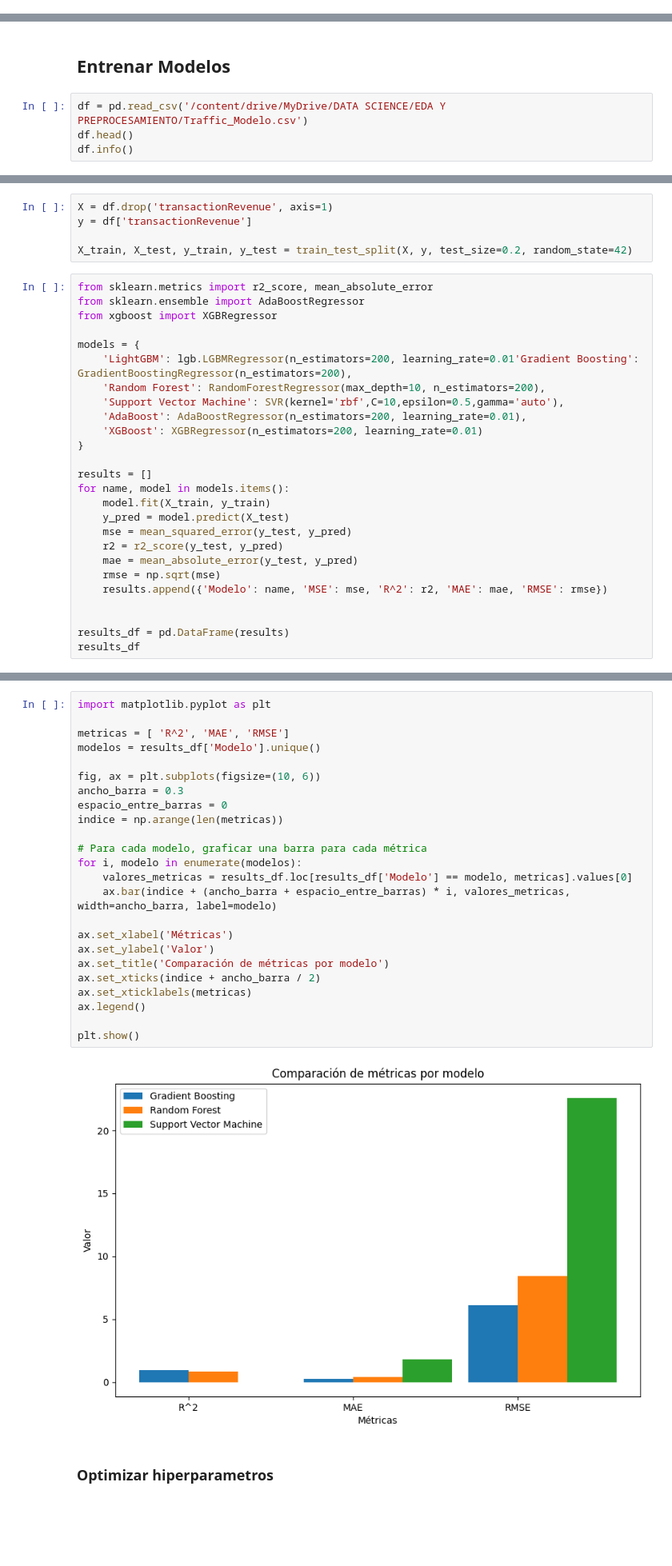
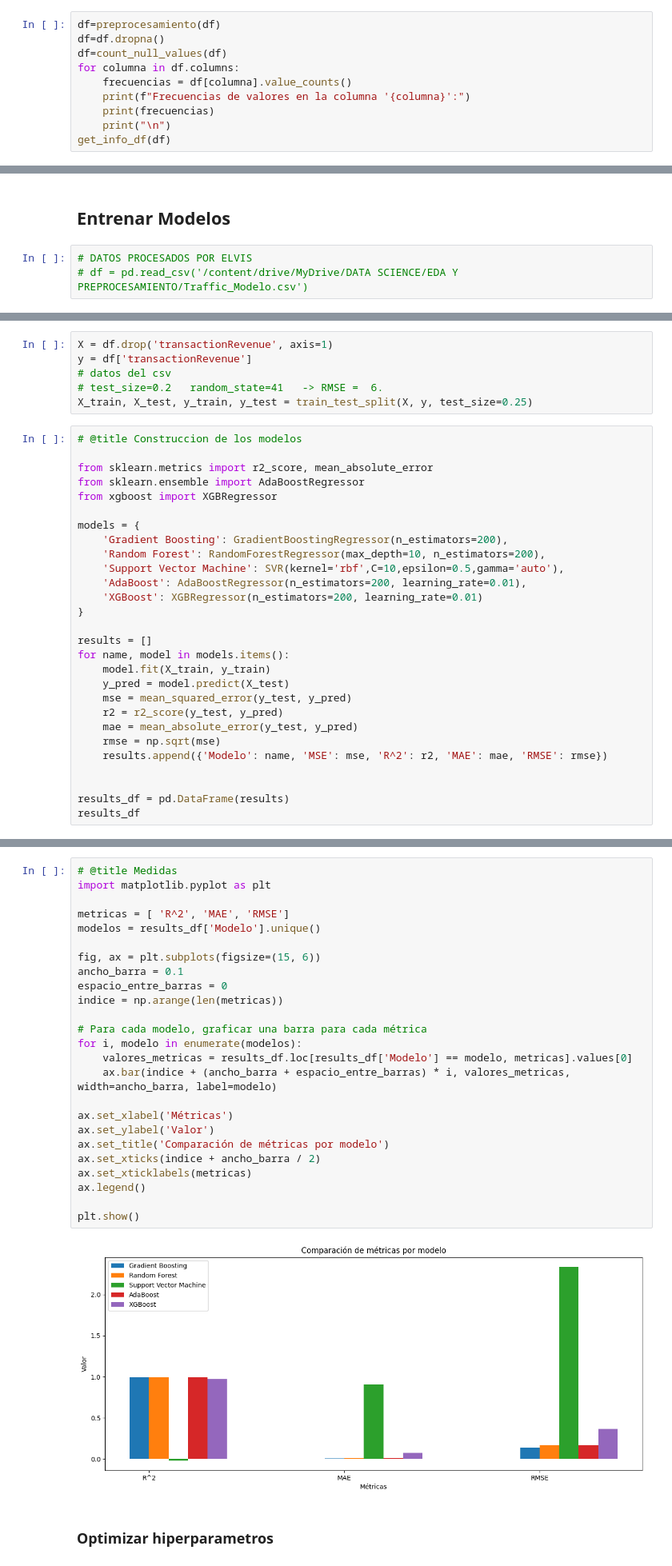
Before and after one commit to valec3/DataScienceProjects, a Jupyter notebook: MODELOS.ipynb, the cells around one changed output, grey strips where cells are left out. Shown: that part at 80% size. Cells and saved outputs as stored; diff of their text form; blank space fills up the shorter version.

```diff
--- a/MODELOS.ipynb
+++ b/MODELOS.ipynb
@@ -72,0 +147,10 @@ df
+# %%
+df=preprocesamiento(df)
+df=df.dropna()
+df=count_null_values(df)
+for columna in df.columns:
+    frecuencias = df[columna].value_counts()
+    print(f"Frecuencias de valores en la columna '{columna}':")
+    print(frecuencias)
+    print("\n")
+get_info_df(df)
@@ -73,6 +192,5 @@ df
 # %% [markdown]
 ## **Entrenar Modelos**
 # %%
-df = pd.read_csv('/content/drive/MyDrive/DATA SCIENCE/EDA Y PREPROCESAMIENTO/Traffic_Modelo.csv')
-df.head()
-df.info()
+# DATOS PROCESADOS POR ELVIS
+# df = pd.read_csv('/content/drive/MyDrive/DATA SCIENCE/EDA Y PREPROCESAMIENTO/Traffic_Modelo.csv')
@@ -120,15 +197,18 @@ df=df.dropna()
 # %%
 X = df.drop('transactionRevenue', axis=1)
 y = df['transactionRevenue']
-
-X_train, X_test, y_train, y_test = train_test_split(X, y, test_size=0.2, random_state=42)
+# datos del csv
+# test_size=0.2   random_state=41   -> RMSE =  6.
+X_train, X_test, y_train, y_test = train_test_split(X, y, test_size=0.25)
 # %%
+# @title Construccion de los modelos
+
 from sklearn.metrics import r2_score, mean_absolute_error
 from sklearn.ensemble import AdaBoostRegressor
 from xgboost import XGBRegressor
 
 models = {
-    'LightGBM': lgb.LGBMRegressor(n_estimators=200, learning_rate=0.01'Gradient Boosting': GradientBoostingRegressor(n_estimators=200),
+    'Gradient Boosting': GradientBoostingRegressor(n_estimators=200),
     'Random Forest': RandomForestRegressor(max_depth=10, n_estimators=200),
     'Support Vector Machine': SVR(kernel='rbf',C=10,epsilon=0.5,gamma='auto'),
     'AdaBoost': AdaBoostRegressor(n_estimators=200, learning_rate=0.01),
@@ -159,29 +256,30 @@ results_df
 # %%
+# @title Medidas
 import matplotlib.pyplot as plt
 
 metricas = [ 'R^2', 'MAE', 'RMSE']
 modelos = results_df['Modelo'].unique()
 
-fig, ax = plt.subplots(figsize=(10, 6))
-ancho_barra = 0.3
+fig, ax = plt.subplots(figsize=(15, 6))
+ancho_barra = 0.1
 espacio_entre_barras = 0
 indice = np.arange(len(metricas))
 
 # Para cada modelo, graficar una barra para cada métrica
 for i, modelo in enumerate(modelos):
     valores_metricas = results_df.loc[results_df['Modelo'] == modelo, metricas].values[0]
     ax.bar(indice + (ancho_barra + espacio_entre_barras) * i, valores_metricas, width=ancho_barra, label=modelo)
 
 ax.set_xlabel('Métricas')
 ax.set_ylabel('Valor')
 ax.set_title('Comparación de métricas por modelo')
 ax.set_xticks(indice + ancho_barra / 2)
 ax.set_xticklabels(metricas)
 ax.legend()
 
 plt.show()
 # %% [output]
-[figure, old version]
+[figure, new version]
 # %% [markdown]
 ### **Optimizar hiperparametros**
 # %% [markdown]
```
Also changed, not shown: parts of 26 cells of this notebook.
